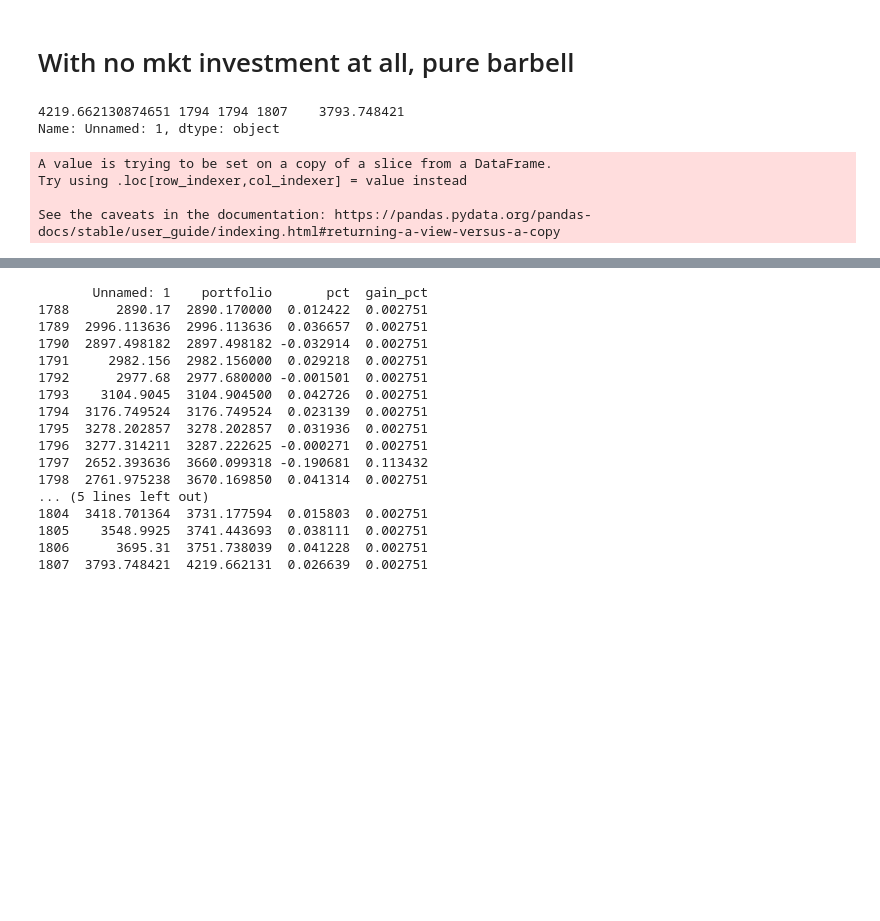
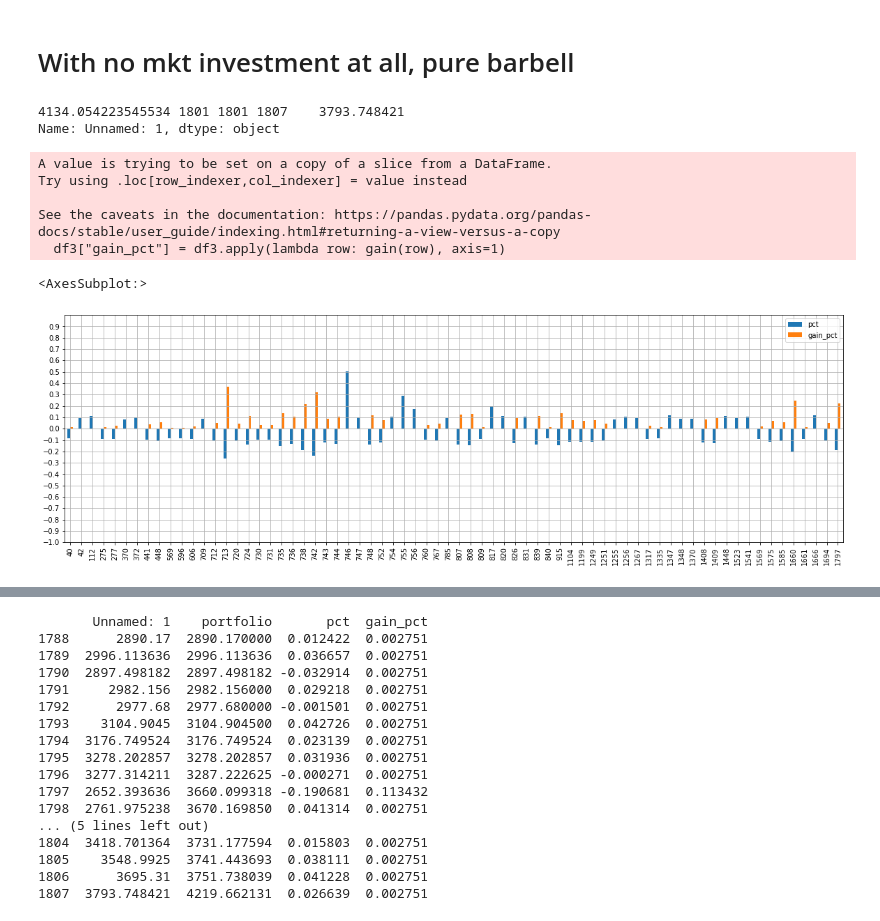
Before and after one commit to theashworld/optionsTinkering, a Jupyter notebook: options_barbell.ipynb, the cells around one changed output, grey strips where cells are left out. Cells and saved outputs as stored; diff of their text form; code cells hidden in the pictures; blank space fills up the shorter version.

```diff
--- a/options_barbell.ipynb
+++ b/options_barbell.ipynb
@@ -159,6 +192,7 @@ print(mc.stats)
 # %%
-df2["power"] = pfList
-df2.to_csv("/Users/shan/Documents/power3.csv", index=False)
+# If you want to dump to csv
+# df2["power"] = pfList
+# df2.to_csv("/Users/shan/Documents/power3.csv", index=False)
 # %% [output]
 A value is trying to be set on a copy of a slice from a DataFrame.
 Try using .loc[row_indexer,col_indexer] = value instead
@@ -167,43 +201,71 @@ See the caveats in the documentation: https://pandas.pydata.org/pandas-docs/stab
 # %% [markdown]
 # With no mkt investment at all, pure barbell
 # %%
-
 # For each month, if the change is greater than the threshold then add the gain, else subtract the loss.
 # BARBELL
 
-winThreshold = 8/100 # 2 SD
-multiplier = 1
-lossPerWeek = multiplier * 50/17400 - 6.75/(100*12) # add interest
+df3 = df2
+
+winThreshold = 2 * stdev  # capture the tail
+multiplier = 2
+interestPerMo = 8.25 / (100 * 12) # NOTE: LOL! OR Get by selling calls?
+costOfOptions = (multiplier * 0.25 / 100) - interestPerMo
+
+usePutsOnly = True
 
 def gain(row):
-    if row["pct"] > winThreshold:
-        #retVal = -lossPerWeek + (row["pct"] - winThreshold) * multiplier/2
-        #return retVal
-        retVal = -lossPerWeek
-        return retVal
-    elif row["pct"] < -winThreshold:
-        retVal = -lossPerWeek + (-row["pct"] - winThreshold) * multiplier
-        return retVal
+    if usePutsOnly:
+        # Here cost of options is always negative as you are not using market returns
+        if row["pct"] < -winThreshold:
+            # Do not divide the multiplier by 2
+            retVal = -costOfOptions + (-row["pct"] - winThreshold) * multiplier
+            return retVal
+        else:
+            retVal = -costOfOptions
+            return retVal
     else:
-        retVal = -lossPerWeek
-        return retVal
+        # Here cost of options is always negative as you are not using market returns
+        if row["pct"] > winThreshold:
+            retVal = -costOfOptions + (row["pct"] - winThreshold) * multiplier / 2
+            return retVal
+        elif row["pct"] < -winThreshold:
+            retVal = -costOfOptions + (-row["pct"] - winThreshold) * multiplier / 2
+            return retVal
+        else:
+            retVal = -costOfOptions
+            return retVal
 
-df2["gain_pct"] = df2.apply(lambda row: gain(row), axis=1)
+
+df3["gain_pct"] = df3.apply(lambda row: gain(row), axis=1)
 # shift the gain by 1 week for comparison
-portfolioVal = df2.head(1)["Unnamed: 1"].values[0]
+portfolioVal = df3.head(1)["Unnamed: 1"].values[0]
 pfList = [portfolioVal]
-# iterate over all rows of df2
-for i,row in df2.shift(-1).iterrows():
+# iterate over all rows of df3
+for i, row in df3.shift(-1).iterrows():
     # Check gain_pct is nan
     if np.isnan(row["gain_pct"]):
         continue
-    portfolioVal += (portfolioVal*row["gain_pct"])
+    portfolioVal += portfolioVal * row["gain_pct"]
     pfList.append(portfolioVal)
-print(portfolioVal, len(pfList), len(df2), df2.tail(1)["Unnamed: 1"])
+print(portfolioVal, len(pfList), len(df3), df3.tail(1)["Unnamed: 1"])
 # %% [output]
-4219.662130874651 1794 1794 1807    3793.748421
+4134.054223545534 1801 1801 1807    3793.748421
 Name: Unnamed: 1, dtype: object
 A value is trying to be set on a copy of a slice from a DataFrame.
 Try using .loc[row_indexer,col_indexer] = value instead
 
 See the caveats in the documentation: https://pandas.pydata.org/pandas-docs/stable/user_guide/indexing.html#returning-a-view-versus-a-copy
+  df3["gain_pct"] = df3.apply(lambda row: gain(row), axis=1)
+# %%
+df3[(df3["pct"] > winThreshold) | (df3["pct"] < -winThreshold)][
+    ["pct", "gain_pct"]
+].plot(
+    kind="bar",
+    ylim=(-1, 1),
+    figsize=(20, 6),
+    grid=True,
+    yticks=tuple(np.arange(-1, 1, 0.1)),
+)
+# %% [output]
+<AxesSubplot:>
+[figure, added]
```
Also changed, not shown: parts of 13 cells of this notebook.
